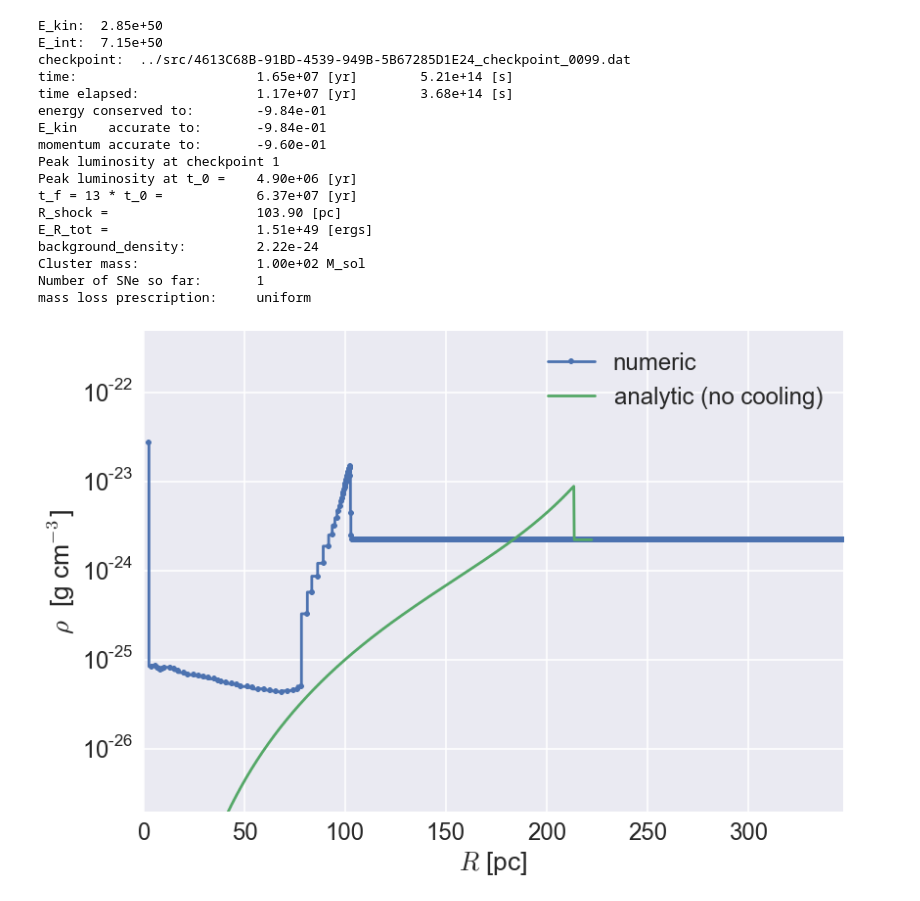
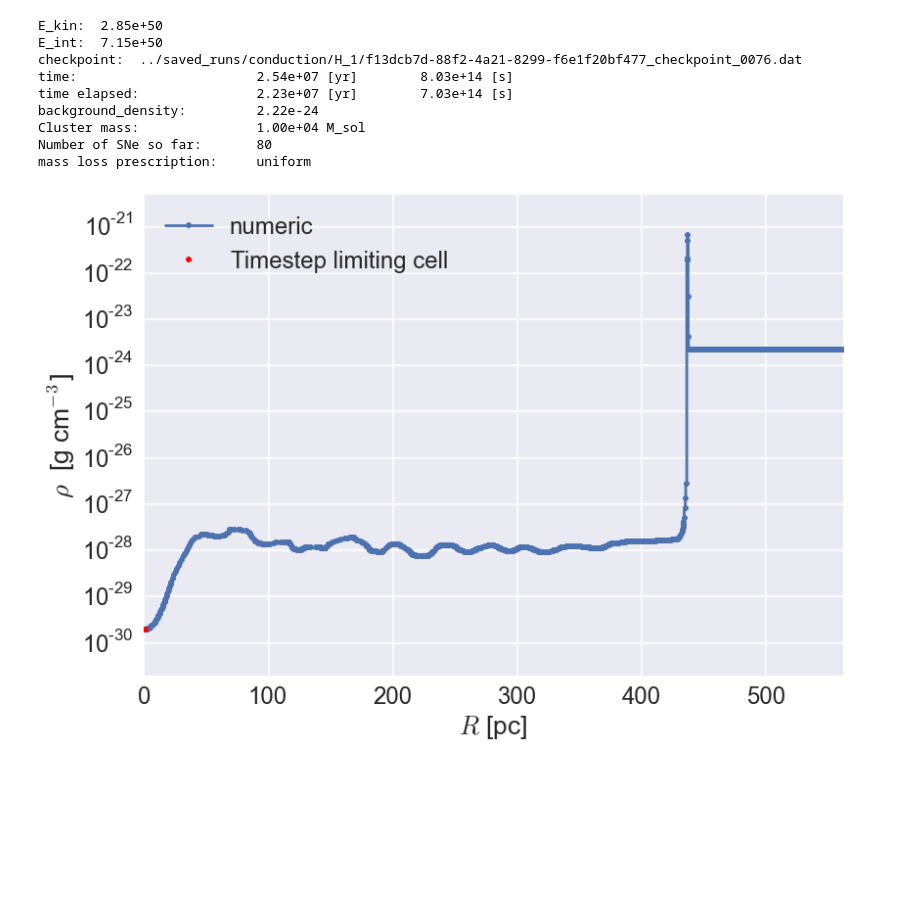
Before and after one commit to egentry/clustered_SNe, a Jupyter notebook: analysis/visualize.ipynb, the cells around one changed output. Cells and saved outputs as stored; diff of their text form; code cells hidden in the pictures; blank space fills up the shorter version.

```diff
--- a/analysis/visualize.ipynb
+++ b/analysis/visualize.ipynb
@@ -13,7 +13,7 @@ from ipywidgets import interact, interactive, interact_manual
 from ipywidgets import FloatSlider, IntSlider, Dropdown
 from ipywidgets import Checkbox, RadioButtons, fixed
 
-from IPython.display import display, clear_output
+from IPython.display import display, Math, clear_output
 
 
 from astropy.convolution import convolve, Gaussian1DKernel
@@ -43,10 +43,10 @@ from SNe.analysis.constants import m_proton, pc, yr, M_solar, \
 from SNe.analysis.sedov.dimensionalize_sedov import dimensionalized_sedov
 from SNe.analysis.sedov.closed_form_sedov import SedovSolution
 from SNe.analysis.parameter_study_file_structure import make_dirname_from_properties
-from SNe.analysis.parse import RunSummary, parse_run, cols
+from SNe.analysis.parse import RunSummary, Overview, parse_run, cols
 
 
-general_exponential_format = "%.2e" # for formatting strings
+general_string_format = ".2e"
 # %%
 #### These are needed for both the plotting and parsing routines
 
@@ -244,26 +374,19 @@ single_run.previous_widget = widgets.Box()
 # %%
 data_dir = "../src/"
+data_dir = "../saved_runs/conduction/H_1"
 
 # you don't need the full uuid, just enough to distinguish it
-id = ""
+id = "f13dcb7d"
 
 last_run = single_run(data_dir=data_dir, id=id)
 # %% [output]
 E_kin:  2.85e+50
 E_int:  7.15e+50
-checkpoint:  ../src/4613C68B-91BD-4539-949B-5B67285D1E24_checkpoint_0099.dat
-time:                       1.65e+07 [yr]        5.21e+14 [s]
-time elapsed:               1.17e+07 [yr]        3.68e+14 [s]
-energy conserved to:        -9.84e-01
-E_kin    accurate to:       -9.84e-01
-momentum accurate to:       -9.60e-01
-Peak luminosity at checkpoint 1
-Peak luminosity at t_0 =    4.90e+06 [yr]
-t_f = 13 * t_0 =            6.37e+07 [yr]
-R_shock =                   103.90 [pc]
-E_R_tot =                   1.51e+49 [ergs]
+checkpoint:  ../saved_runs/conduction/H_1/f13dcb7d-88f2-4a21-8299-f6e1f20bf477_checkpoint_0076.dat
+time:                       2.54e+07 [yr]        8.03e+14 [s]
+time elapsed:               2.23e+07 [yr]        7.03e+14 [s]
 background_density:         2.22e-24
-Cluster mass:               1.00e+02 M_sol
-Number of SNe so far:       1
+Cluster mass:               1.00e+04 M_sol
+Number of SNe so far:       80
 mass loss prescription:     uniform
-[figure, old version]
+[figure, new version]
```
Also changed, not shown: parts of 9 cells of this notebook, 14 other files.
